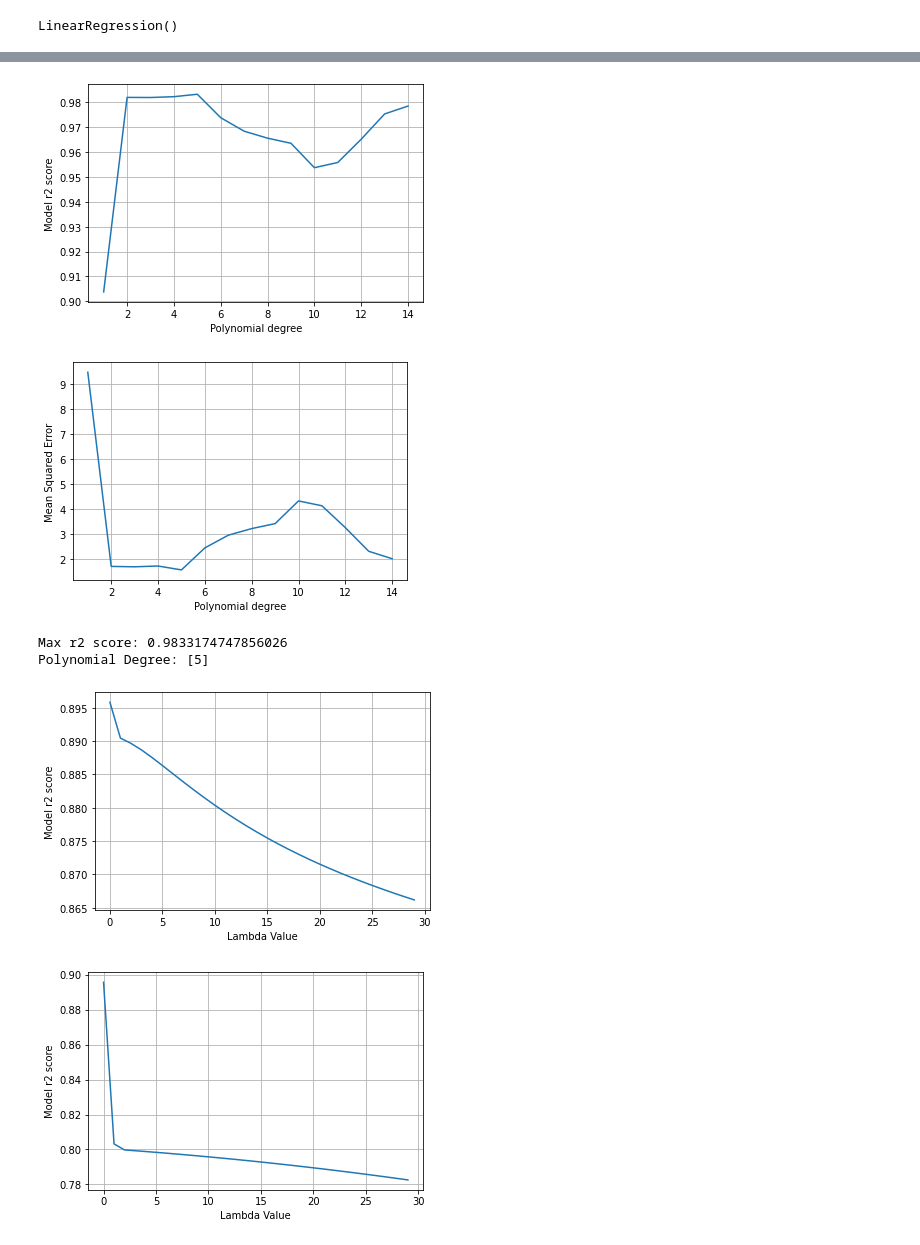
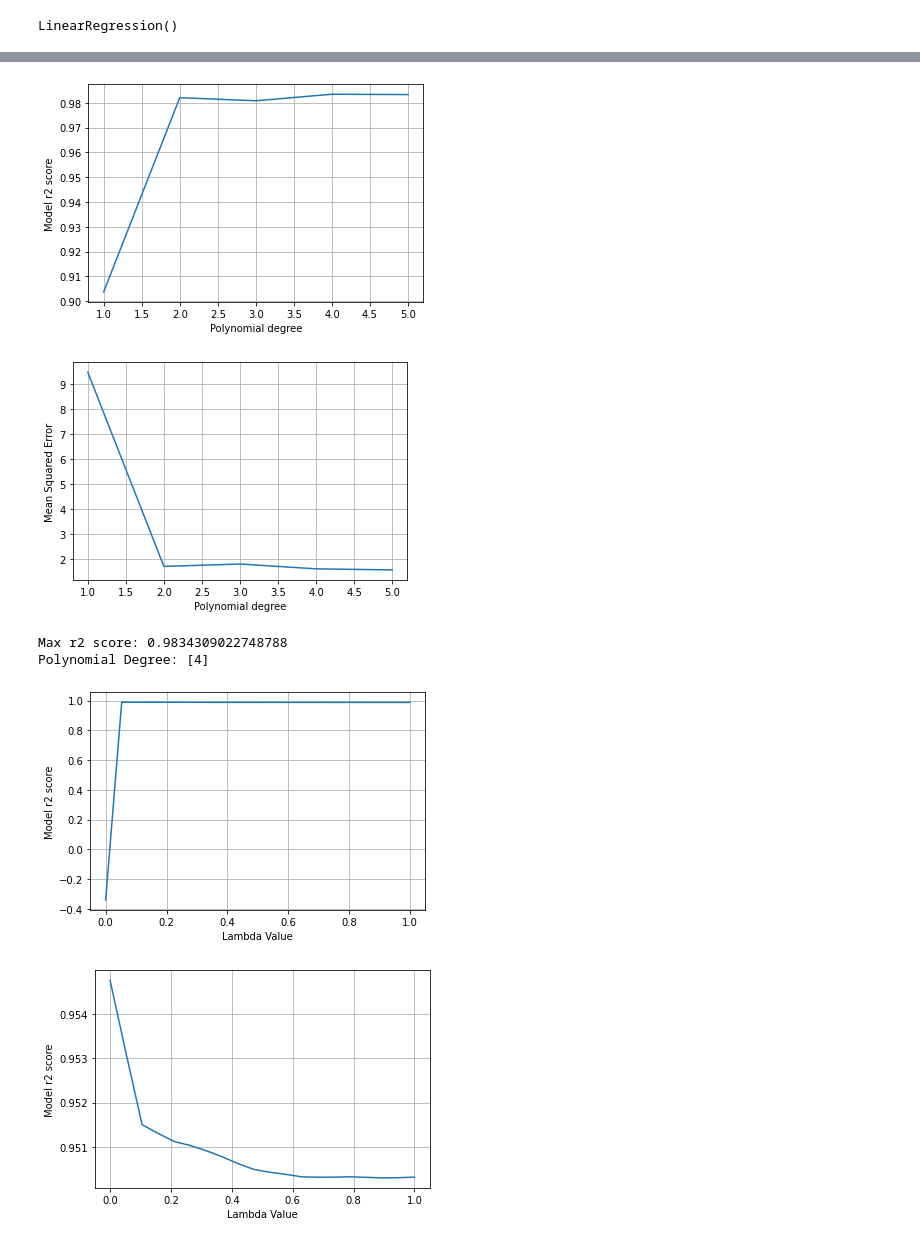
Before and after one commit to Scrath1/ml, a Jupyter notebook: ml_course_en/assignments/Assignment 02_Linear_regression_regul_poly.ipynb, the cells around one changed output, grey strips where cells are left out. Cells and saved outputs as stored; diff of their text form; code cells hidden in the pictures.

```diff
--- a/ml_course_en/assignments/Assignment 02_Linear_regression_regul_poly.ipynb
+++ b/ml_course_en/assignments/Assignment 02_Linear_regression_regul_poly.ipynb
@@ -149,7 +150,7 @@ plt.show()
 
 r2_list = []
 mean_squared_error_list = []
-degrees = range(1,15)
+degrees = range(1,6)
 for i in range(len(degrees)):
     # create polynomial features
     polynomial_features = PolynomialFeatures(degree=degrees[i], include_bias=False)
@@ -186,8 +187,8 @@ plt.xlabel("Polynomial degree")
 plt.ylabel("Mean Squared Error")
 plt.show()
 # %% [output]
-[figure, old version]
+[figure, new version]
-[figure, old version]
+[figure, new version]
 # %%
 max_element = np.max(r2_list)
 poly_degree = np.where(r2_list == max_element)[0] + 1
@@ -195,50 +196,65 @@ poly_degree = np.where(r2_list == max_element)[0] + 1
 
 print(f"Max r2 score: {max_element}",f"Polynomial Degree: {poly_degree}", sep='\n')
 # %% [output]
-Max r2 score: 0.9833174747856026
-Polynomial Degree: [5]
+Max r2 score: 0.9834309022748788
+Polynomial Degree: [4]
 # %%
 # 5. Regularization Ridge
 
 features_data = dataset[features].copy()
 targets_data = dataset[targets].copy()
 
-data_train_X, data_test_X, data_train_y, data_test_y = train_test_split(features_data, targets_data)
+data_train_X, data_test_X, data_train_y, data_test_y = train_test_split(features_data, targets_data, random_state=42)
 
 
 r2_list = []
 
-alpha = range(0,30)
-
+#alpha = range(0,30)
+alpha = np.linspace(0,1,20)
 for i in range(len(alpha)):
+    poly = PolynomialFeatures(degree=poly_degree[0], include_bias=False)
     ridge = linear_model.Ridge(alpha=i)
-    model = ridge.fit(data_train_X, data_train_y)
-
+    pipeline = Pipeline(
+        [
+            ("Polynomial Features", poly),
+            ("Ridge", ridge)
+        ]
+    )
+    #model = ridge.fit(data_train_X, data_train_y)
+    model = pipeline.fit(data_train_X, data_train_y)
     prediction = model.predict(data_test_X)
 
     r2score = r2_score(data_test_y, prediction)
 
     r2_list.append(r2score)
 
 
 plt.plot(alpha, r2_list)
 plt.grid(True)
 plt.xlabel("Lambda Value")
 plt.ylabel("Model r2 score")
 plt.show()
 # %% [output]
-[figure, old version]
+[figure, new version]
 # %%
 # 5. Regularization Lasso
 
 r2_list = []
 
-alpha = range(0,30)
+#alpha = range(0,30)
+alpha = np.linspace(0,1,20)
 
 for i in range(len(alpha)):
+    poly = PolynomialFeatures(degree=poly_degree[0], include_bias=False)
     lasso = linear_model.Lasso(alpha=i)
-    model = lasso.fit(data_train_X, data_train_y)
-
+    pipeline = Pipeline(
+        [
+            ("Polynomial Features", poly),
+            ("Lasso", lasso)
+        ]
+    )
+    #model = lasso.fit(data_train_X, data_train_y)
+    model = pipeline.fit(data_train_X, data_train_y)
     prediction = model.predict(data_test_X)
 
     r2score = r2_score(data_test_y, prediction)
@@ -252,4 +268,4 @@ plt.xlabel("Lambda Value")
 plt.ylabel("Model r2 score")
 plt.show()
 # %% [output]
-[figure, old version]
+[figure, new version]
```
Also changed, not shown: parts of 3 cells of this notebook, 1 other file.
